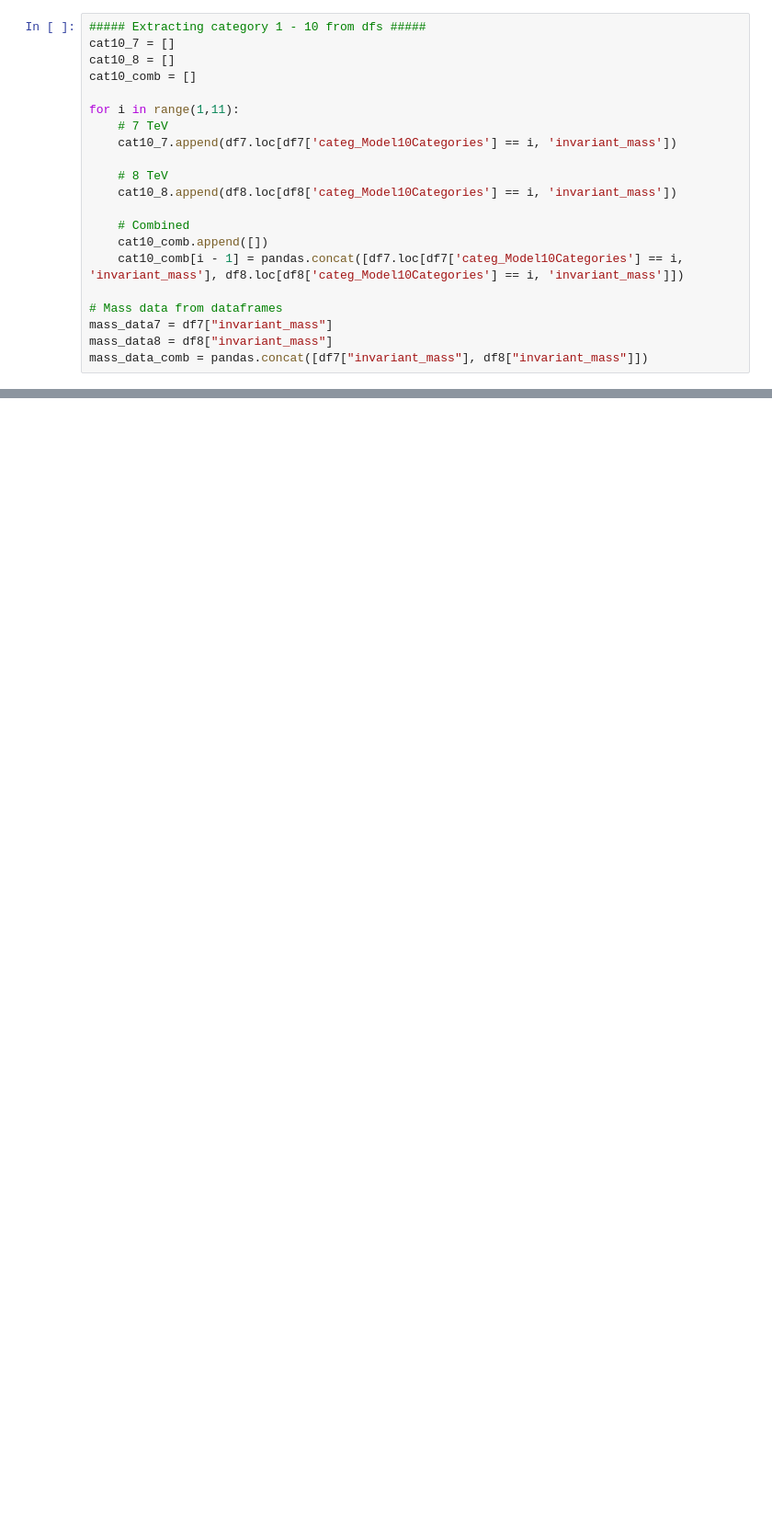
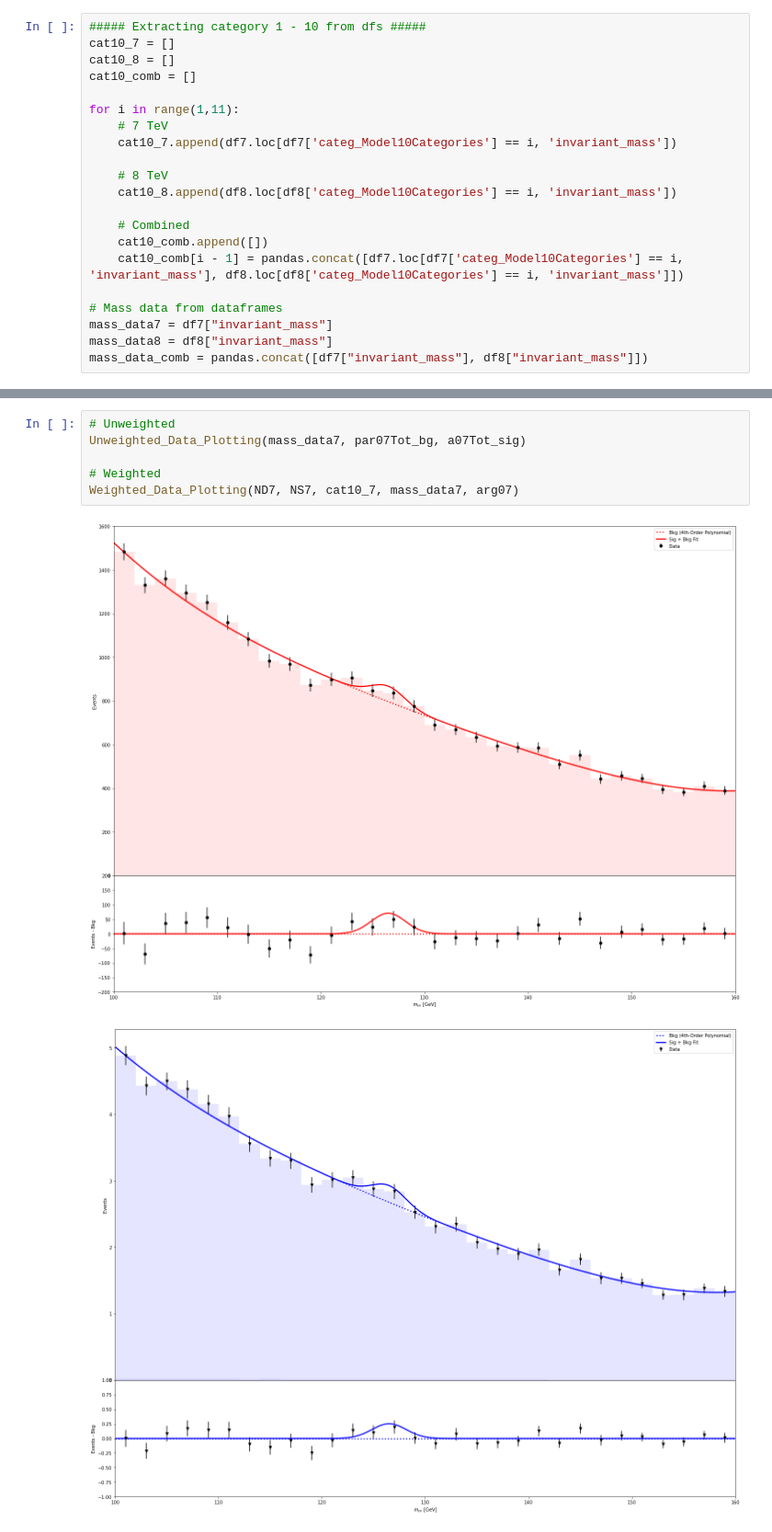
Before and after one commit to ATorres274/Phy-77-Higgs-Project, a Jupyter notebook: 77 Project Code(main) V1.0.ipynb, the cells around one changed output, grey strips where cells are left out. Shown at 92% size. Drawn from its saved outputs; the diff is of its cells as text; blank space fills up the shorter version.

```diff
--- a/77 Project Code(main) V1.0.ipynb
+++ b/77 Project Code(main) V1.0.ipynb
@@ -364,0 +423,9 @@ axComb, figComb = Cat10_Plot_Wrapup(axComb, figComb)
+# %%
+# Unweighted
+Unweighted_Data_Plotting(mass_data7, par07Tot_bg, a07Tot_sig)
+
+# Weighted
+Weighted_Data_Plotting(ND7, NS7, cat10_7, mass_data7, arg07)
+# %% [output]
+[figure, added]
+[figure, added]
```
Also changed, not shown: parts of 30 cells of this notebook.
